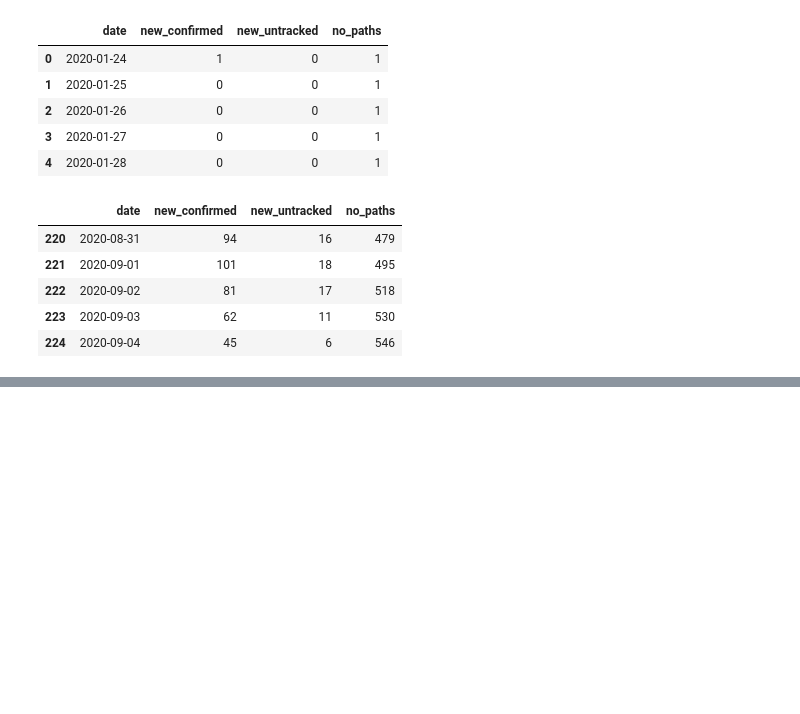
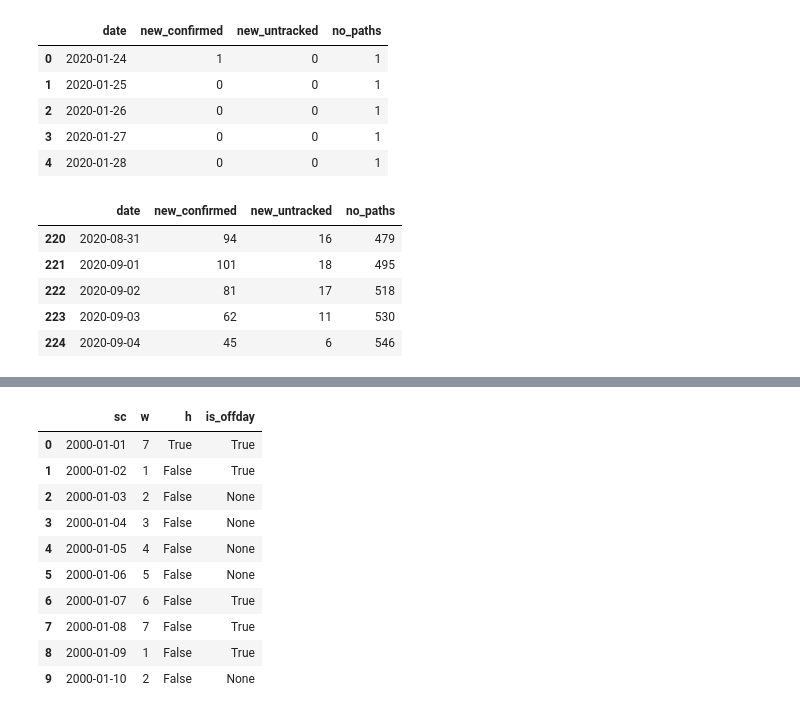
Before and after one commit to snoop2head/covid19_unknown_spread, a Jupyter notebook: forecast.ipynb, the cells around one changed output, grey strips where cells are left out. Saved outputs shown, nothing was run; the diff lists cells and outputs as text; code cells hidden in the pictures; blank space fills up the shorter version.

```diff
--- a/forecast.ipynb
+++ b/forecast.ipynb
@@ -367,0 +370,18 @@ df_merged.to_csv("dataset_predict/df_predict.csv", index=False)
+# %%
+import json
+
+list_calendar=[]
+
+calendar_file = "./korean-calendar/korean-calendar.json"
+# read file
+with open(calendar_file, 'r') as myfile:
+    data=myfile.readlines()
+
+data = [x.strip() for x in data]
+
+for i in data:
+    calendar_data = i[43:]
+    calendar_item = "{"+calendar_data
+    calendar_item_json = json.loads(calendar_item)
+    list_calendar.append(calendar_item_json)
+list_calendar[:10]
@@ -367,0 +421,15 @@ df_merged.to_csv("dataset_predict/df_predict.csv", index=False)
+# %%
+df_calendar["is_offday"] = df_calendar.apply(lambda row: label_offdays(row), axis=1)
+df_calendar.head(10)
+# %% [output]
+|  | sc | w | h | is_offday |
+| 0 | 2000-01-01 | 7 | True | True |
+| 1 | 2000-01-02 | 1 | False | True |
+| 2 | 2000-01-03 | 2 | False | None |
+| 3 | 2000-01-04 | 3 | False | None |
+| 4 | 2000-01-05 | 4 | False | None |
+| 5 | 2000-01-06 | 5 | False | None |
+| 6 | 2000-01-07 | 6 | False | True |
+| 7 | 2000-01-08 | 7 | False | True |
+| 8 | 2000-01-09 | 1 | False | True |
+| 9 | 2000-01-10 | 2 | False | None |
```
Also changed, not shown: parts of 9 cells of this notebook, 1 other file.
